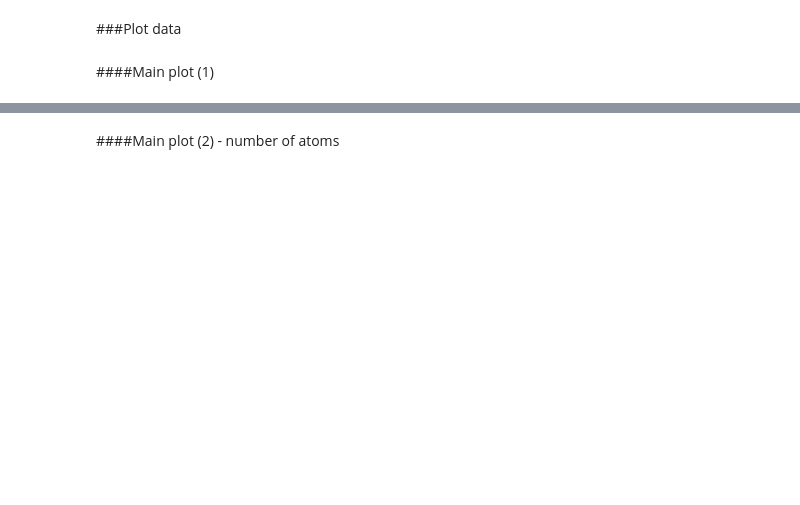
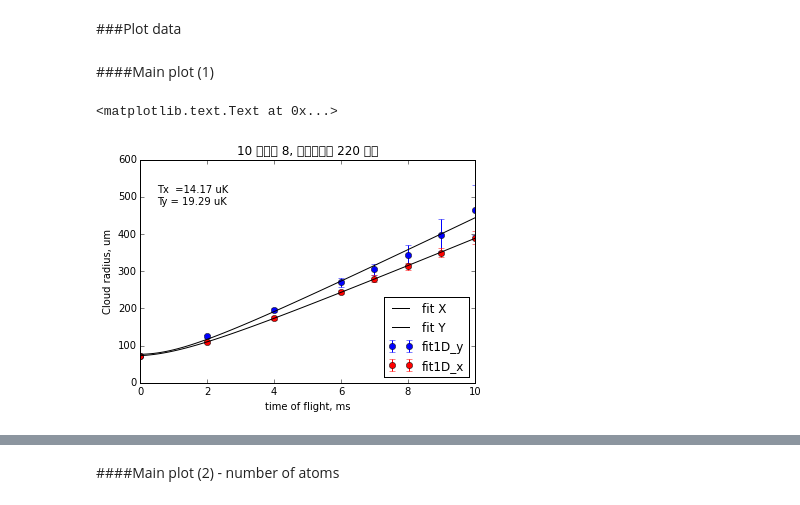
Before and after one commit to thulium-lab/ipython_programms, a Jupyter notebook: Temperature_measurements_new .ipynb, the cells around one changed output, grey strips where cells are left out. Drawn from its saved outputs; the diff is of its cells as text; code cells hidden in the pictures; blank space fills up the shorter version.

```diff
--- a/Temperature_measurements_new .ipynb
+++ b/Temperature_measurements_new .ipynb
@@ -57,7 +115,2 @@ if not os.path.exists('Figures'):
 # %% [markdown]
 ####Set measurement folder
-# %%
-folder = '01 Temperature/'
-
-working_directory = os.path.join(os.getcwd(),folder)
-print('Working directory', working_directory)
@@ -132,13 +200,18 @@ print('Fit parameters',*list(zip(inspect.getargspec(fit_func)[0][1:], popt_T2)))
 # %%
 fig1, ax1 = subplots()
 ax1.errorbar(**d2)
 ax1.errorbar(**d1)
 
 ax1.plot(linspace(min(d1['x']),max(d1['x']),100), fit_func(linspace(min(d1['x']),max(d1['x']),100),*popt_T),'k', label='fit X')
 ax1.plot(linspace(min(d2['x']),max(d2['x']),100), fit_func(linspace(min(d2['x']),max(d2['x']),100),*popt_T2),'k', label='fit Y')
 
 ax1.set_xlabel('time of flight, ms')
 ax1.set_ylabel('Cloud radius, um')
 ax1.set_title(folder)
 ax1.set_ylim(bottom=0)
 ax1.legend(loc=4)
+fit_label='Tx  =%.2f uK\nTy = %.2f uK' % (popt_T[0],popt_T2[0])
+ax1.text(0.05,0.8,fit_label,transform=ax1.transAxes)
+# %% [output]
+<matplotlib.text.Text at 0x...>
+[figure, added]
```
Also changed, not shown: parts of 21 cells of this notebook, 4 other files.
